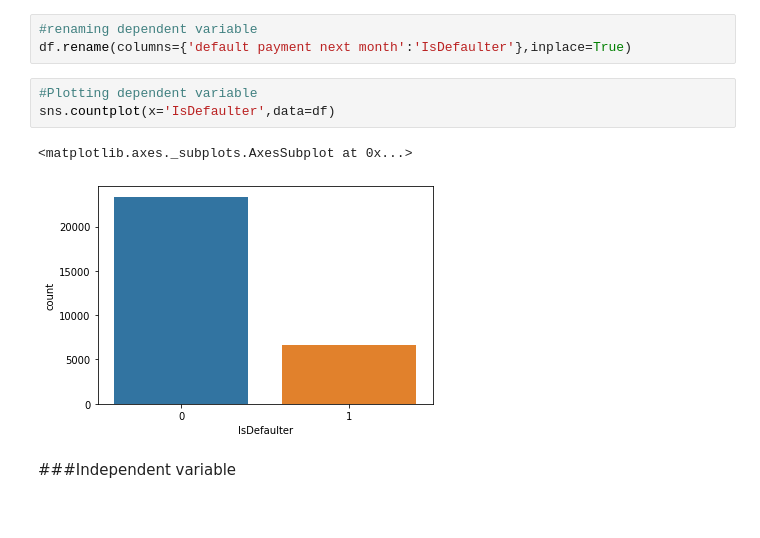
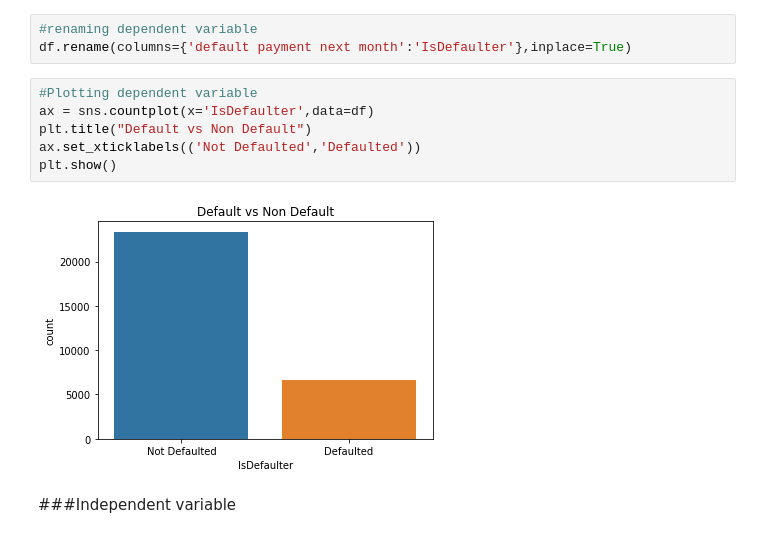
Before and after one commit to Aayushi-Sharma24/Credit_Card_Default_Prediction_Classification, a Jupyter notebook: Credit_Card_Default_Prediction_AS_Capstone_Project.ipynb, the cells around one changed output. Saved outputs shown, nothing was run; the diff lists cells and outputs as text.

Commit message:
visualization changes

```diff
--- a/Credit_Card_Default_Prediction_AS_Capstone_Project.ipynb
+++ b/Credit_Card_Default_Prediction_AS_Capstone_Project.ipynb
@@ -160,10 +160,12 @@ There are No duplicated IDs
 df.rename(columns={'default payment next month':'IsDefaulter'},inplace=True)
 # %%
 #Plotting dependent variable
-sns.countplot(x='IsDefaulter',data=df)
+ax = sns.countplot(x='IsDefaulter',data=df)
+plt.title("Default vs Non Default")
+ax.set_xticklabels(('Not Defaulted','Defaulted'))
+plt.show()
 # %% [output]
-<matplotlib.axes._subplots.AxesSubplot at 0x...>
-[figure, old version]
+[figure, new version]
 # %% [markdown]
 ###Independent variable
 # %%
```
Also changed, not shown: parts of 14 cells of this notebook.
